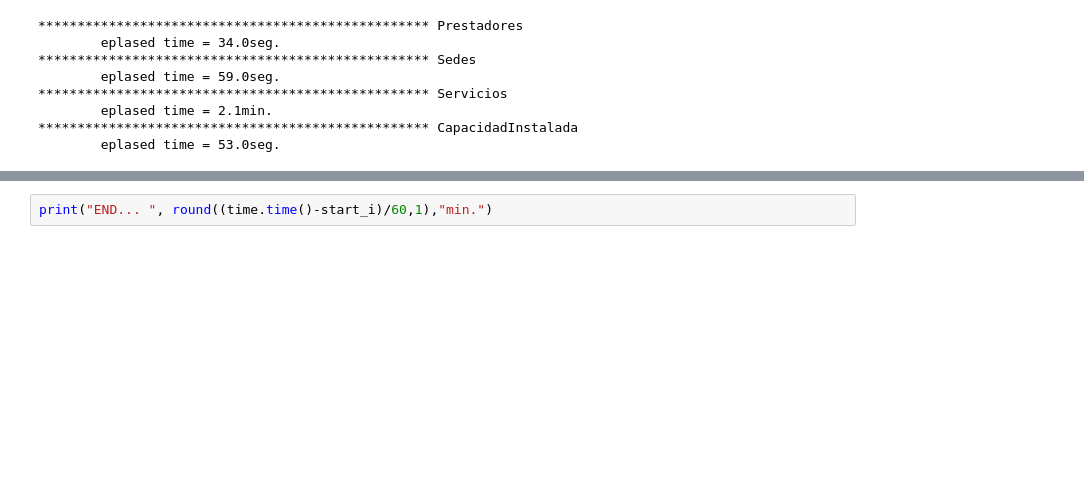
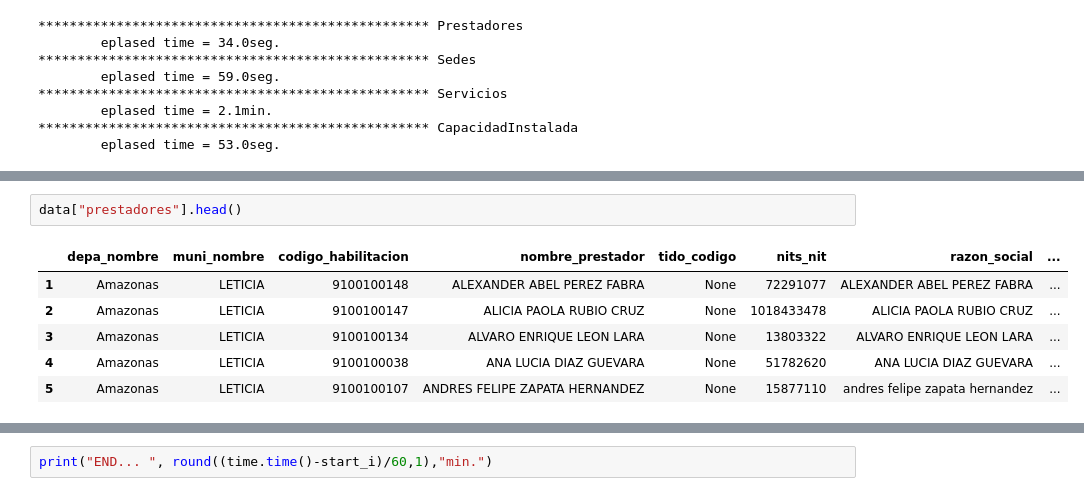
Before and after one commit to dherrerambo/LearnigDS-ML, a Jupyter notebook: WebScraping/selenium.ipynb, the cells around one changed output, grey strips where cells are left out. Drawn from its saved outputs; the diff is of its cells as text; blank space fills up the shorter version.

```diff
--- a/WebScraping/selenium.ipynb
+++ b/WebScraping/selenium.ipynb
@@ -317,0 +342,9 @@ for x in downloaded_files:
+# %%
+data["prestadores"].head()
+# %% [output]
+|  | depa_nombre | muni_nombre | codigo_habilitacion | nombre_prestador | tido_codigo | nits_nit | razon_social | ... |
+| 1 | Amazonas | LETICIA | 9100100148 | ALEXANDER ABEL PEREZ FABRA | None | 72291077 | ALEXANDER ABEL PEREZ FABRA | ... |
+| 2 | Amazonas | LETICIA | 9100100147 | ALICIA PAOLA RUBIO CRUZ | None | 1018433478 | ALICIA PAOLA RUBIO CRUZ | ... |
+| 3 | Amazonas | LETICIA | 9100100134 | ALVARO ENRIQUE LEON LARA | None | 13803322 | ALVARO ENRIQUE LEON LARA | ... |
+| 4 | Amazonas | LETICIA | 9100100038 | ANA LUCIA DIAZ GUEVARA | None | 51782620 | ANA LUCIA DIAZ GUEVARA | ... |
+| 5 | Amazonas | LETICIA | 9100100107 | ANDRES FELIPE ZAPATA HERNANDEZ | None | 15877110 | andres felipe zapata hernandez | ... |
```
Also changed, not shown: parts of 14 cells of this notebook.
